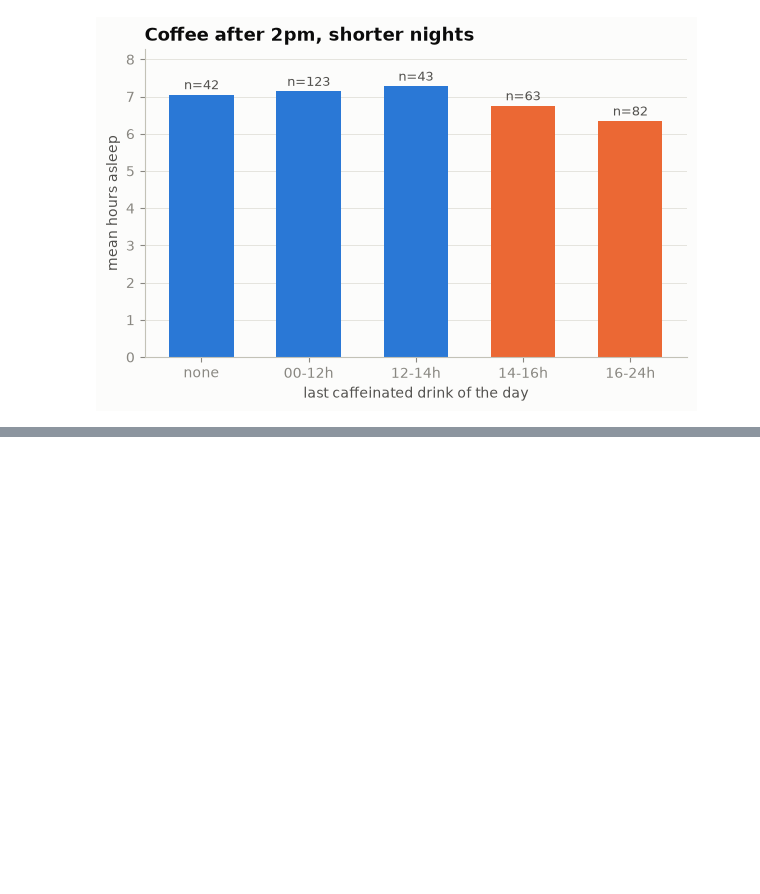
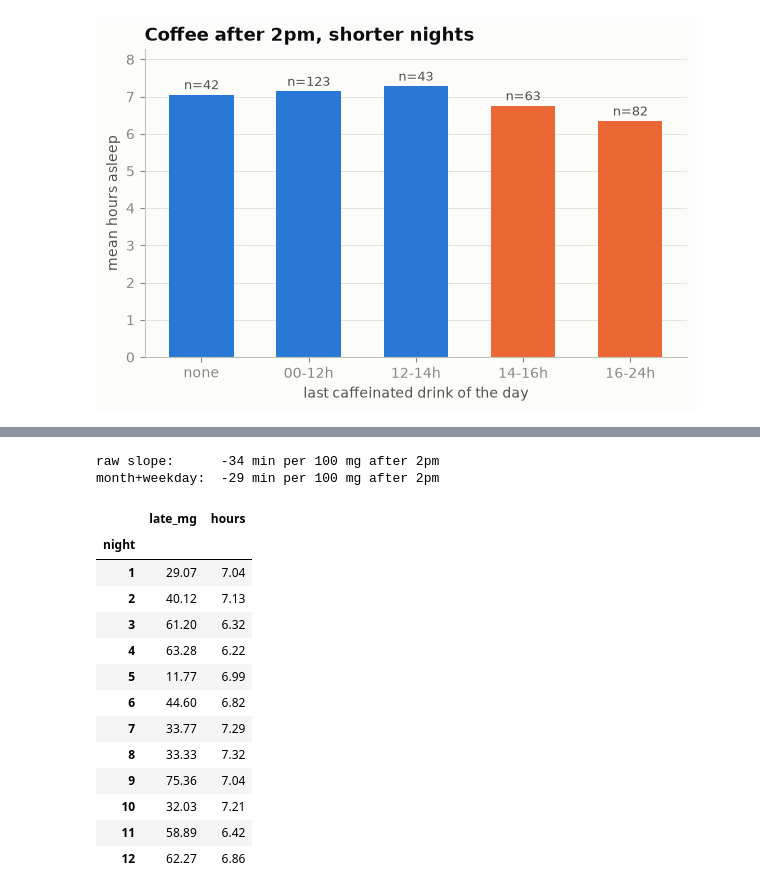
Before and after one commit to KING-MOI/sleep-patterns, a Jupyter notebook: notebooks/04_caffeine.ipynb, the cells around one changed output, grey strips where cells are left out. Drawn from its saved outputs; the diff is of its cells as text; code cells hidden in the pictures; blank space fills up the shorter version.

Commit message:
feat: separate the coffee effect from busy months in 04

```diff
--- a/notebooks/04_caffeine.ipynb
+++ b/notebooks/04_caffeine.ipynb
@@ -66,0 +72,28 @@ buckets.round(2)
+# %%
+import numpy as np
+from sleep_patterns.caffeine import late_caffeine_effect
+
+raw = np.polyfit(merged["late_mg"], merged["hours"], 1)[0]
+adjusted = late_caffeine_effect(merged)
+print(f"raw slope:      {raw * 100 * 60:+.0f} min per 100 mg after 2pm")
+print(f"month+weekday:  {adjusted * 100 * 60:+.0f} min per 100 mg after 2pm")
+# %% [output]
+raw slope:      -34 min per 100 mg after 2pm
+month+weekday:  -29 min per 100 mg after 2pm
+# %%
+merged.groupby(merged["night"].dt.month)[["late_mg", "hours"]].mean().round(2)
+# %% [output]
+|  | late_mg | hours |
+| night |  |  |
+| 1 | 29.07 | 7.04 |
+| 2 | 40.12 | 7.13 |
+| 3 | 61.20 | 6.32 |
+| 4 | 63.28 | 6.22 |
+| 5 | 11.77 | 6.99 |
+| 6 | 44.60 | 6.82 |
+| 7 | 33.77 | 7.29 |
+| 8 | 33.33 | 7.32 |
+| 9 | 75.36 | 7.04 |
+| 10 | 32.03 | 7.21 |
+| 11 | 58.89 | 6.42 |
+| 12 | 62.27 | 6.86 |
```
Also changed, not shown: parts of 1 cell of this notebook.
